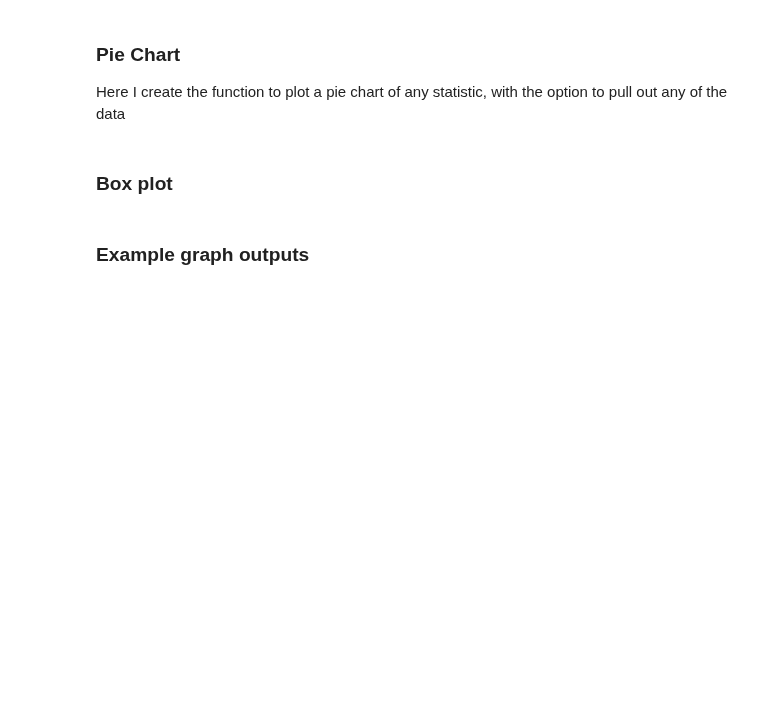
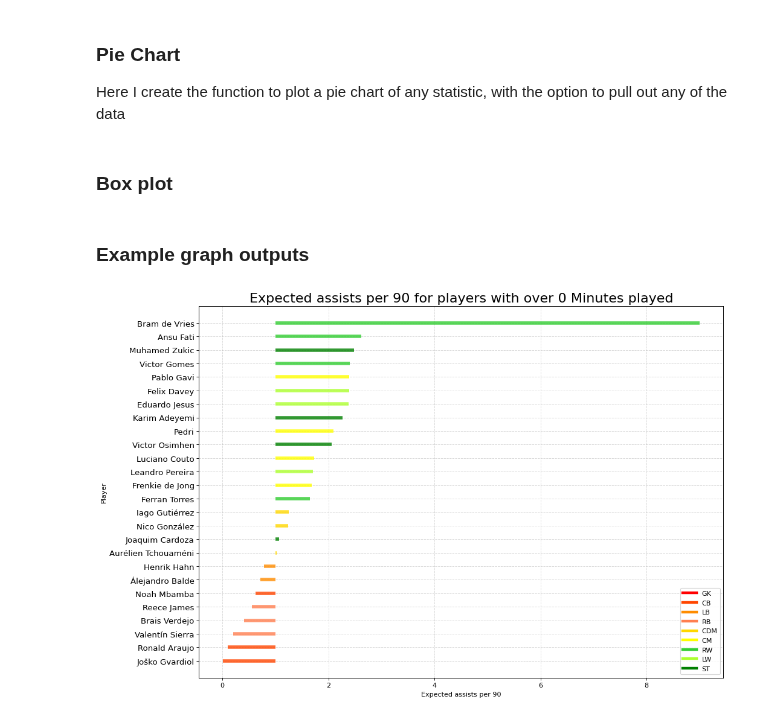
Before and after one commit to Kaziksobo/Fifa-stats, a Jupyter notebook: Analysis/analysis.ipynb, the cells around one changed output. Saved outputs shown, nothing was run; the diff lists cells and outputs as text; code cells hidden in the pictures; blank space fills up the shorter version.

Commit message:
added custom min stat to all graphs

```diff
--- a/Analysis/analysis.ipynb
+++ b/Analysis/analysis.ipynb
@@ -442,13 +448,13 @@ def bar_plot(stat: str, color_stat='Position', height=None, width=None, min_mins
 ### Diverging bar plot
 Here I create the function to plot a diverging bar chart of any statistic
 # %%
-def diverging_bars(stat: str, xmin=1.0, min_mins=500) -> None:
+def diverging_bars(stat: str, xmin=1.0, min_attribute='MinutesPlayed', min_stat=0) -> None:
     """Plots a diverging bar plot of a given statistic, with a default of 1 for the minimum x value"""
 
     # creating and sorting dataframe of needed statistics
     df = players_df[players_df[stat] != 0].copy()
-    if min_mins != 0:
-        df = df[df.MinutesPlayed > min_mins]
+    if min_stat != 0:
+        df = df[df[min_attribute] > min_stat]
     df.sort_values(stat, inplace=True)
     df.reset_index(inplace=True)
 
@@ -458,7 +464,7 @@ def diverging_bars(stat: str, xmin=1.0, min_mins=500) -> None:
         line = Line2D([0], [0], color=colour, lw=4, label=position)
         legend_lines.append(line)
 
-    title = f"{stats_conv(stat)} for players with over {min_mins} minutes"
+    title = f"{stats_conv(stat)} for players with over {min_stat} {stats_conv(min_attribute)}"
 
     # customising the layout of the graph
     plt.figure(figsize=(14, 10), dpi=80)
@@ -551,14 +564,17 @@ def pie_pull_out(pull_out, pull_distance: float, pull: list) -> list:
                 pull[i] = pull_distance if (i + 1) == pull_out else 0
     return pull
 
-def pie_chart(stat: str, pull_out=None, pull_distance=0.15, show_percent=True, use_position_colors=True, height=800, width=800, min_mins=500) -> None:
+def pie_chart(stat: str, pull_out=None, pull_distance=0.15, show_percent=True, use_position_colors=True, height=800, width=800, min_attribute='MinutesPlayed', min_stat=0) -> None:
     """Plots a pie chart of a given statistic, with the option to pull out any of the data"""
 
     # creating and sorting dataframe of needed statistics
     temp_df = players_df[players_df[stat] != 0]
-    df = temp_df[['FullName', stat, 'Position', 'MinutesPlayed', 'Color']].copy()
-    if min_mins != 0:
-        df = df[df.MinutesPlayed > min_mins]
+    if min_attribute == 'MinutesPlayed':
+        df = temp_df[['FullName', stat, 'Position', 'MinutesPlayed', 'Color']].copy()
+    else:
+        df = temp_df[['FullName', stat, 'Position', 'MinutesPlayed', 'Color', min_attribute]].copy()
+    if min_stat != 0:
+        df = df[df[min_attribute] > min_stat]
     df.sort_values(stat, inplace=True, ascending=False)
     labels = df['FullName']
     values = df[stat]
@@ -586,10 +602,10 @@ def pie_chart(stat: str, pull_out=None, pull_distance=0.15, show_percent=True, u
         }
     )])
 
-    if min_mins == 0:
+    if min_stat == 0:
         title = f'Proportion of {stats_conv(stat)}'
     else:
-        title = f'Proportion of {stats_conv(stat)} for players with over {min_mins} minutes'
+        title = f'Proportion of {stats_conv(stat)} for players with over {min_stat} {stats_conv(min_attribute)}'
 
     fig.update_layout(
         height=height,
@@ -631,13 +647,16 @@ fig.show()
 # %% [markdown]
 ### Example graph outputs
 # %%
-pie_chart('Assists', pull_out=1, width=1000, min_mins=0)
-bar_plot('Goals+xAp90', min_mins=0)
-bar_plot('xGperf', min_mins=0)
-diverging_bars('xGp90', min_mins=0)
-scatter_chart('xAp90', 'xGp90', min_mins=0)
-scatter_chart('PossessionWonp90', 'PossessionLostp90', min_mins=0)
-scatter_chart('PossessionWonp90', 'Goals+xAp90', min_mins=0)
-grouped_bar('Goalsp90', 'xGp90', min_mins=0)
-bar_plot('PropMinsOutOfPosition', min_mins=0)
-bar_plot('PassCompletion', min_mins=0)
+pie_chart('Goals', pull_out=1, width=1000)
+bar_plot('Goals+xAp90', min_attribute='MinutesPlayed', min_stat=90)
+bar_plot('xGperf', min_stat=90)
+diverging_bars('xAp90')
+scatter_chart('xAp90', 'xGp90')
+scatter_chart('PossessionWonp90', 'PossessionLostp90')
+scatter_chart('PossessionWonp90', 'Goals+xAp90')
+grouped_bar('Goalsp90', 'xGp90')
+bar_plot('PropMinsOutOfPosition', min_stat=90)
+bar_plot('PassCompletion', min_attribute='Passes', min_stat=100)
+bar_plot('MinutesPlayed', min_stat=0)
+# %% [output]
+[figure, added]
```
Also changed, not shown: parts of 5 cells of this notebook.
